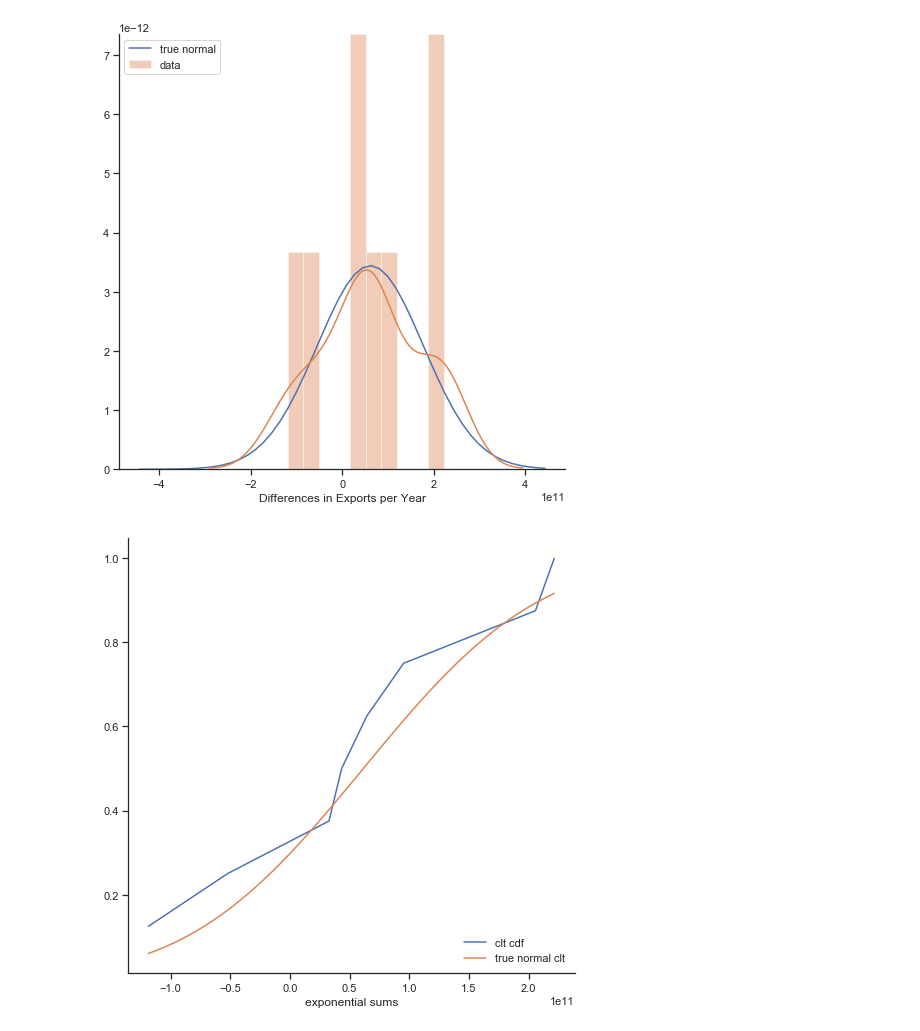
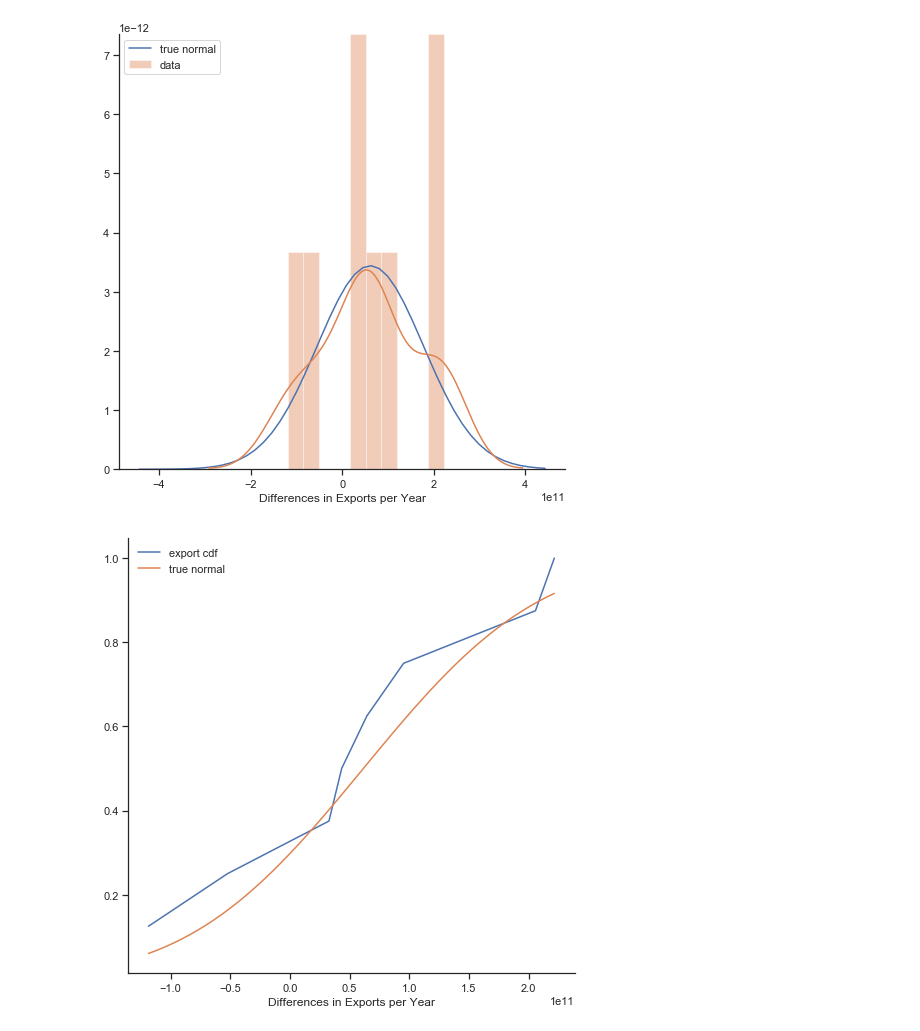
Before and after one commit to DataScienceFoundations/TadStats, a Jupyter notebook: census.ipynb, the cells around one changed output. Saved outputs shown, nothing was run; the diff lists cells and outputs as text; code cells hidden in the pictures.

Commit message:
string change for graph name

```diff
--- a/census.ipynb
+++ b/census.ipynb
@@ -299,16 +299,16 @@ sns.despine()
 # %%
 total_diff = total.diff()[2:]
 total_pmf = (total_diff.value_counts().sort_index()
              / len(total_diff))
 total_cdf = total_pmf.cumsum()
 
 fig, ax = plt.subplots(figsize=(8,8))
 xs = np.linspace(min(total_diff), max(total_diff))
-sns.lineplot(data=total_cdf, label='clt cdf')
+sns.lineplot(data=total_cdf, label='export cdf')
 sns.lineplot(xs, stats.norm.cdf(xs, total_diff.mean(), total_diff.std()),
-             label='true normal clt')
-ax.legend(loc='lower right', frameon=False)
-ax.set(xlabel='exponential sums')
+             label='true normal')
+ax.legend(loc='upper left', frameon=False)
+ax.set(xlabel='Differences in Exports per Year')
 sns.despine()
 # %% [output]
-[figure, old version]
+[figure, new version]
```
